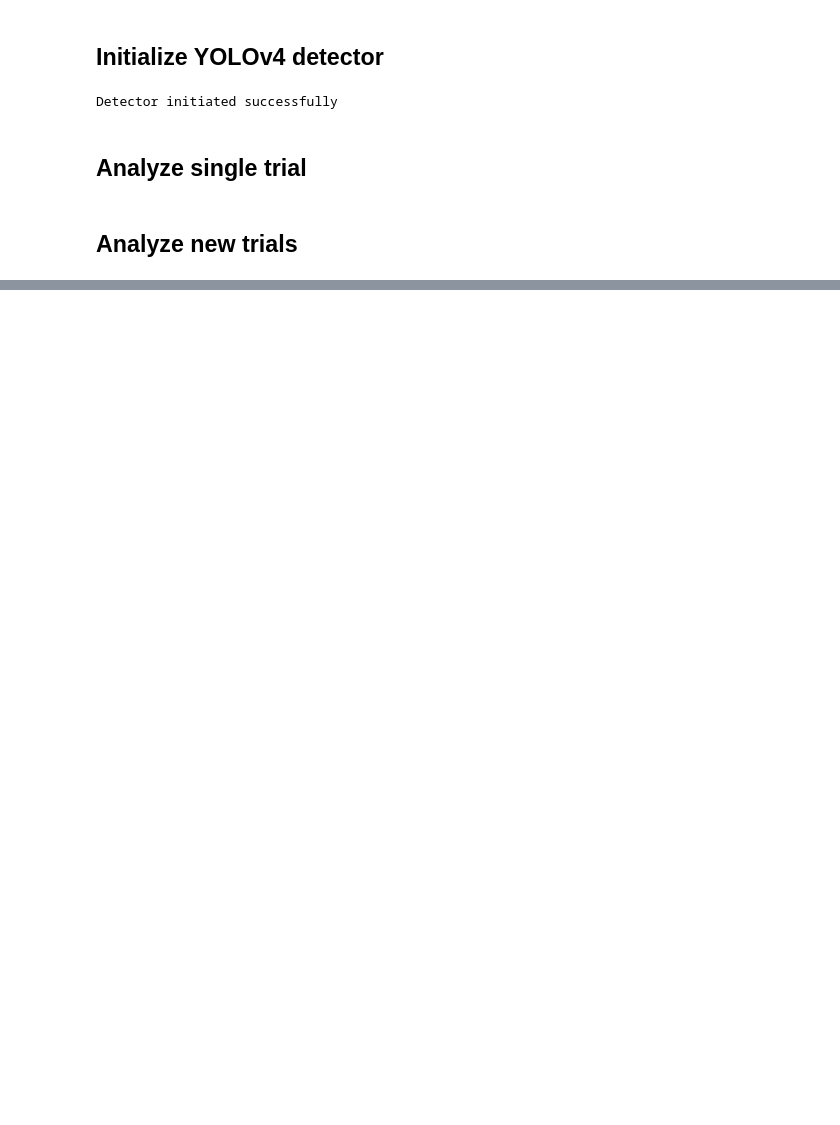
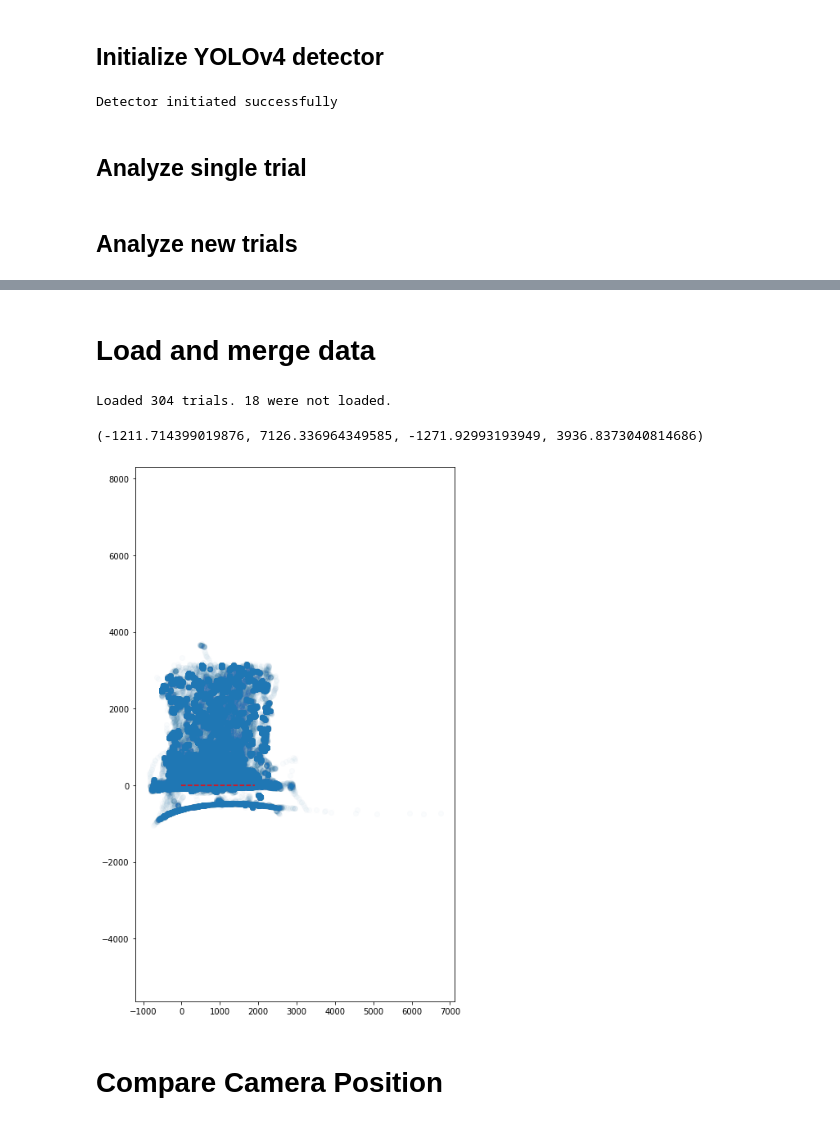
Before and after one commit to regevti/Pogona_Pursuit, a Jupyter notebook: Arena/Prediction/notebooks/data_collection.ipynb, the cells around one changed output, grey strips where cells are left out. Cells and saved outputs as stored; diff of their text form; code cells hidden in the pictures; blank space fills up the shorter version.

```diff
--- a/Arena/Prediction/notebooks/data_collection.ipynb
+++ b/Arena/Prediction/notebooks/data_collection.ipynb
@@ -60,0 +101,18 @@ dataset.analyze_new_data(det)
+# %% [markdown]
+# Load and merge data
+# %%
+trial_paths = dataset.select_analyzed_trials_paths()
+trial_names = [dataset.trial_path_to_name(p) for p in trial_paths]
+df = dataset.load_trial_data(trial_names)
+# %% [output]
+Loaded 304 trials. 18 were not loaded.
+# %%
+plt.figure(figsize=(7,12))
+plt.scatter((df.x1 + df.x2)/2, df.y2,alpha=0.02)
+plt.plot(np.linspace(0,1920,num=10),np.zeros(10),color='r',linestyle='--')
+plt.axis('equal')
+# %% [output]
+(-1211.714399019876, 7126.336964349585, -1271.92993193949, 3936.8373040814686)
+[figure, added]
+# %% [markdown]
+# Compare Camera Position
```
Also changed, not shown: parts of 31 cells of this notebook, 7 other files.
